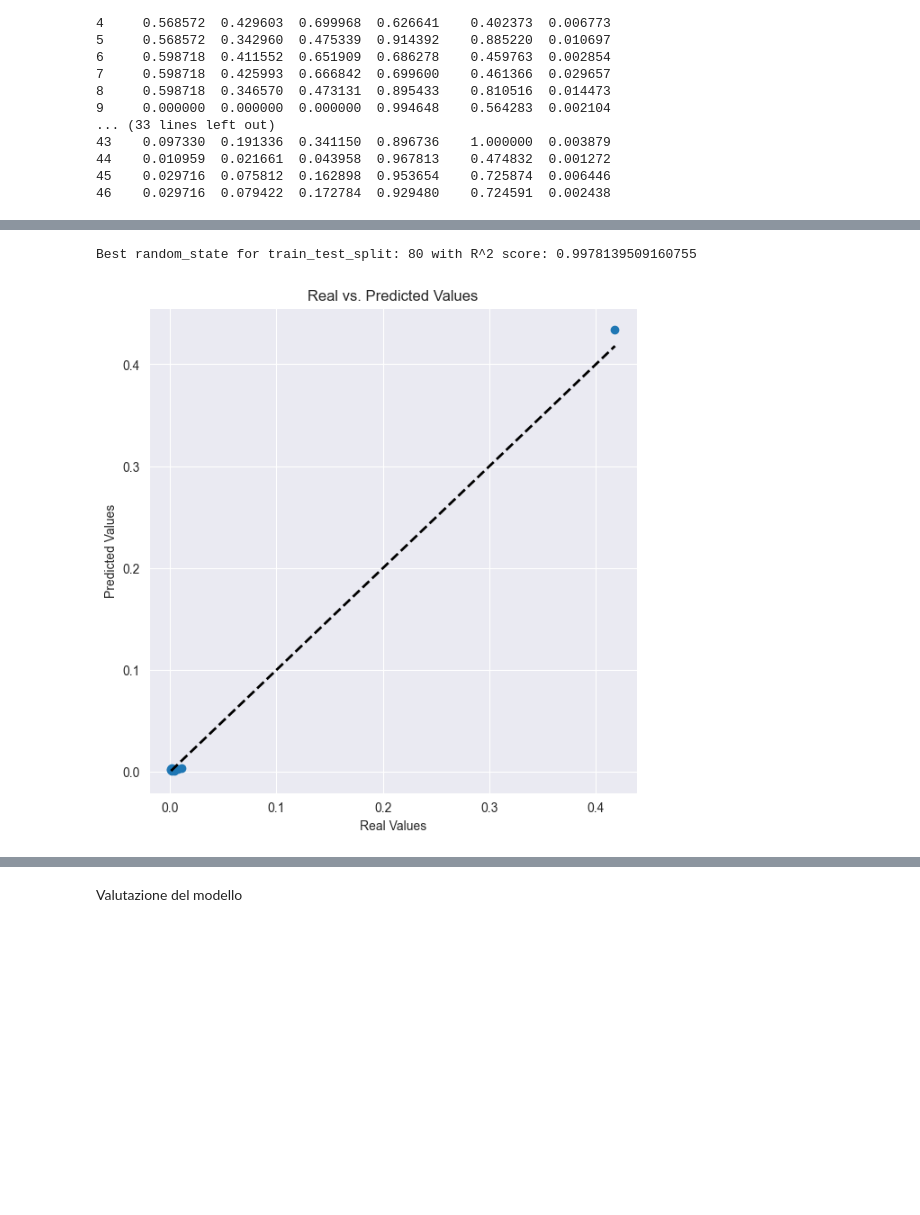
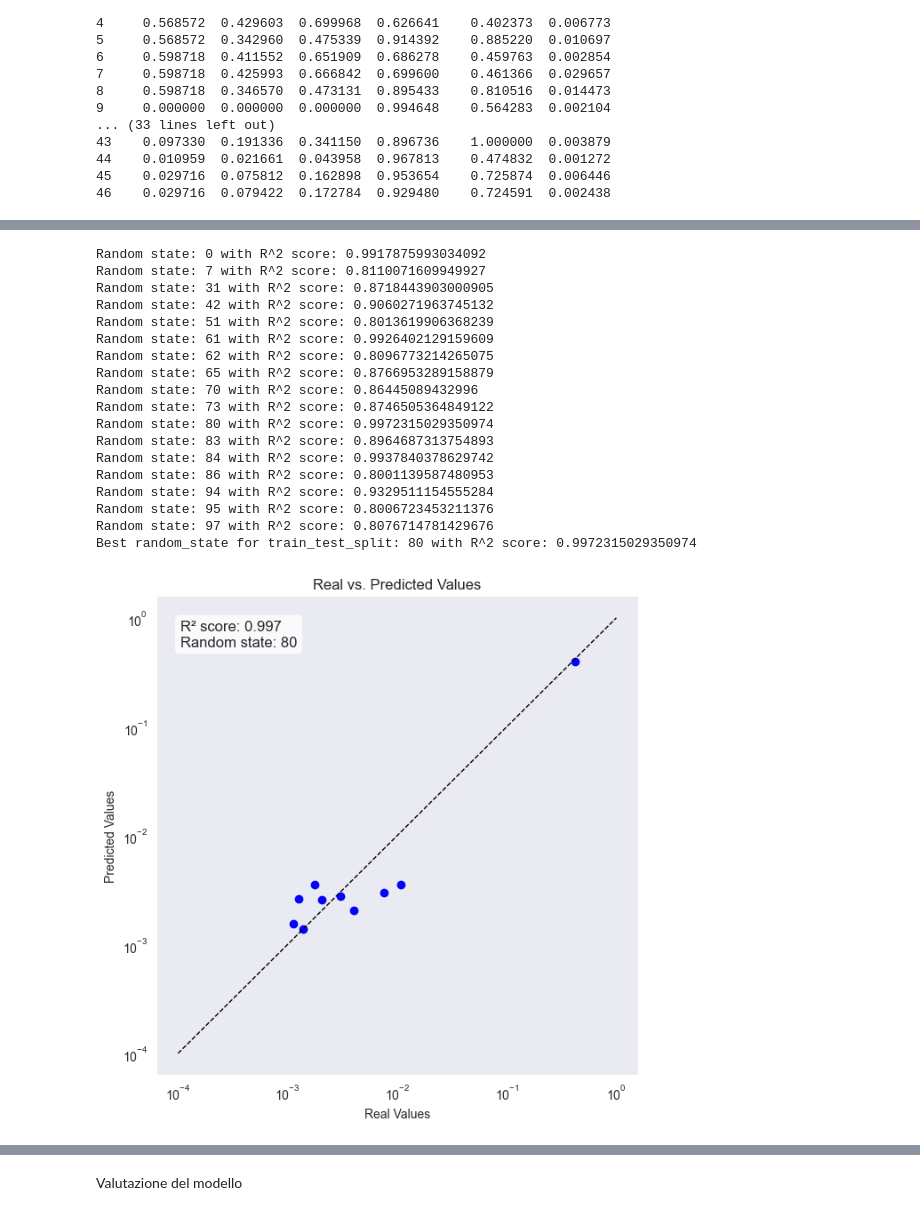
Before and after one commit to LorisMinetti/Permeability_Eval_AI, a Jupyter notebook: poker/Ech/Definitive.ipynb, the cells around one changed output, grey strips where cells are left out. Saved outputs shown, nothing was run; the diff lists cells and outputs as text; code cells hidden in the pictures; blank space fills up the shorter version.

```diff
--- a/poker/Ech/Definitive.ipynb
+++ b/poker/Ech/Definitive.ipynb
@@ -8,7 +8,7 @@ import matplotlib.pyplot as plt
 
 try:
 # Carica il tuo file XLSX
-    xlsx_file = 'C:/Users/loris/Desktop/Python Workspace/FirstTryMiller/dataset/richerDataset.xlsx'  # Sostituisci con il percorso del tuo file
+    xlsx_file = 'C:/Users/francesco01.lampa/PycharmProjects/Permeability_Eval_AI/dataset/richerDataset.xlsx'  # Sostituisci con il percorso del tuo file
 
 # Leggi i dati dal file XLSX e crea un DataFrame
     df: DataFrame = pd.read_excel(xlsx_file)
@@ -176,6 +185,9 @@ for random_state in range(0, 100):
         best_y_test = y_test
         best_y_pred = y_pred
 
+    if(score > 0.8):
+        print(f"Random state: {random_state} with R^2 score: {score}")
+
 print(f"Best random_state for train_test_split: {best_random_state_split} with R^2 score: {best_score_split}")
 
 
@@ -184,7 +196,20 @@ plt.scatter(best_y_test, best_y_pred, color='blue')  # Cambia il colore dei punt
 plt.plot([best_y_test.min(), best_y_test.max()], [best_y_test.min(), best_y_test.max()], 'r-', lw=2)  # Bisettrice rossa non tratteggiata
 plt.xlabel('Real Values')
 plt.ylabel('Predicted Values')
+
+#Per la visualizzazione in scala logaritmica
+plt.yscale('log', base=10)
+plt.xscale('log', base=10)
+
 plt.title('Real vs. Predicted Values')
 plt.grid(False)  # Disabilita la griglia
+
+
+# Adding a text box with the R² score and random_state
+textstr = f'R² score: {best_score_split:.3f}\nRandom state: {best_random_state_split}'
+props = dict(boxstyle='round', facecolor='white', alpha=0.8)
+plt.text(0.05, 0.95, textstr, transform=plt.gca().transAxes, fontsize=12,
+         verticalalignment='top', bbox=props)
+
 plt.show()
 # %% [output]
@@ -340,40 +356,84 @@ for random_state in range(0, 100):
 
     X_train, X_test, y_train, y_test = train_test_split(X, y, test_size=0.2, random_state=random_state)
 
+    # model = XGBRegressor(
+    #     alpha= 0,
+    #     colsample_bytree= 0.7,
+    #     gamma= 0,
+    #     learning_rate= 0.3,
+    #     max_depth= 7,
+    #     reg_lambda = 0.1,
+    #     min_child_weight = 1,
+    #     n_estimators= 100,
+    #     subsample= 0.9
+    # )
+    #
     model = XGBRegressor(
         alpha= 0,
-        colsample_bytree= 0.7,
+        colsample_bytree= 0.8,
         gamma= 0,
-        learning_rate= 0.3,
+        learning_rate= 0.1,
         max_depth= 7,
         reg_lambda = 0.1,
         min_child_weight = 1,
         n_estimators= 100,
         subsample= 0.9
     )
+
 
 
     model.fit(X_train, y_train)
 
     y_pred = model.predict(X_test)
     score = r2_score(y_test, y_pred)
 
     if score > best_score_split:
         best_score_split = score
         best_random_state_split = random_state
         best_y_pred = y_pred
         best_y_test = y_test
 
+    #voglio stampare il valore di ogni r2 > 0.8 per ogni random state
+    if score > 0.8:
+        print(f"Random state: {random_state} with R^2 score: {score}")
+
 print(f"Best random_state for train_test_split: {best_random_state_split} with R^2 score: {best_score_split}")
 plt.figure(figsize=(7, 7))
-plt.scatter(best_y_test, best_y_pred)
-plt.plot([best_y_test.min(), best_y_test.max()], [best_y_test.min(), best_y_test.max()], 'k--', lw=2)
+plt.scatter(best_y_test, best_y_pred, color='blue', alpha=0.99)
+plt.plot([10**(-4), 10**0], [10**(-4), 10**0], 'k--', lw=1)
 plt.xlabel('Real Values')
 plt.ylabel('Predicted Values')
 plt.title('Real vs. Predicted Values')
-plt.grid(True)
+plt.grid(False)
+
+plt.xscale('log', base=10)
+plt.yscale('log', base=10)
+
+# Adding a text box with the R² score and random_state
+textstr = f'R² score: {best_score_split:.3f}\nRandom state: {best_random_state_split}'
+props = dict(boxstyle='round', facecolor='white', alpha=0.8)
+plt.text(0.05, 0.95, textstr, transform=plt.gca().transAxes, fontsize=12,
+         verticalalignment='top', bbox=props)
+
 plt.show()
 # %% [output]
-Best random_state for train_test_split: 80 with R^2 score: 0.9978139509160755
+Random state: 0 with R^2 score: 0.9917875993034092
+Random state: 7 with R^2 score: 0.8110071609949927
+Random state: 31 with R^2 score: 0.8718443903000905
+Random state: 42 with R^2 score: 0.9060271963745132
+Random state: 51 with R^2 score: 0.8013619906368239
+Random state: 61 with R^2 score: 0.9926402129159609
+Random state: 62 with R^2 score: 0.8096773214265075
+Random state: 65 with R^2 score: 0.8766953289158879
+Random state: 70 with R^2 score: 0.86445089432996
+Random state: 73 with R^2 score: 0.8746505364849122
+Random state: 80 with R^2 score: 0.9972315029350974
+Random state: 83 with R^2 score: 0.8964687313754893
+Random state: 84 with R^2 score: 0.9937840378629742
+Random state: 86 with R^2 score: 0.8001139587480953
+Random state: 94 with R^2 score: 0.9329511154555284
+Random state: 95 with R^2 score: 0.8006723453211376
+Random state: 97 with R^2 score: 0.8076714781429676
+Best random_state for train_test_split: 80 with R^2 score: 0.9972315029350974
-[figure, old version]
+[figure, new version]
 # %%
```
Also changed, not shown: parts of 18 cells of this notebook, 1 other file.
